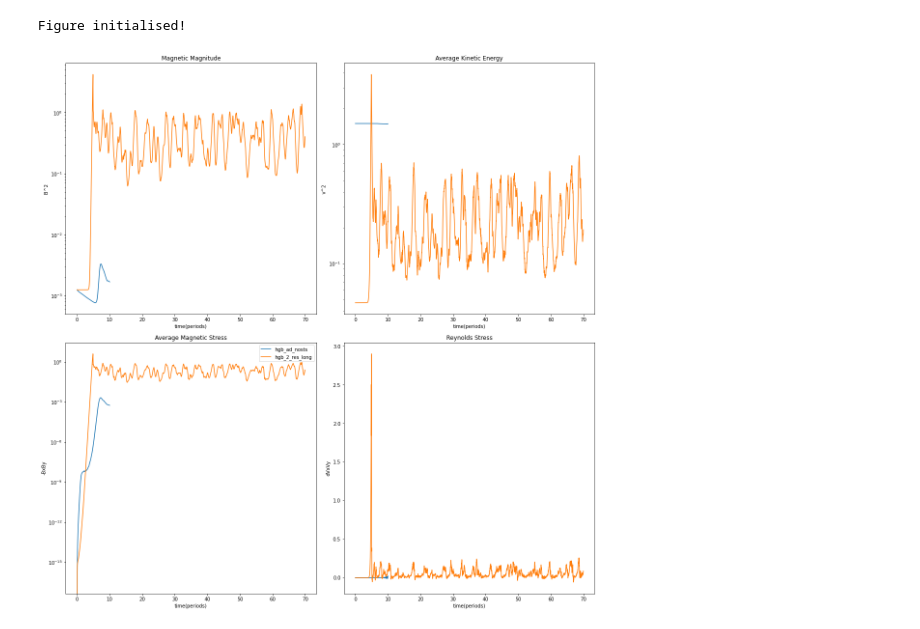
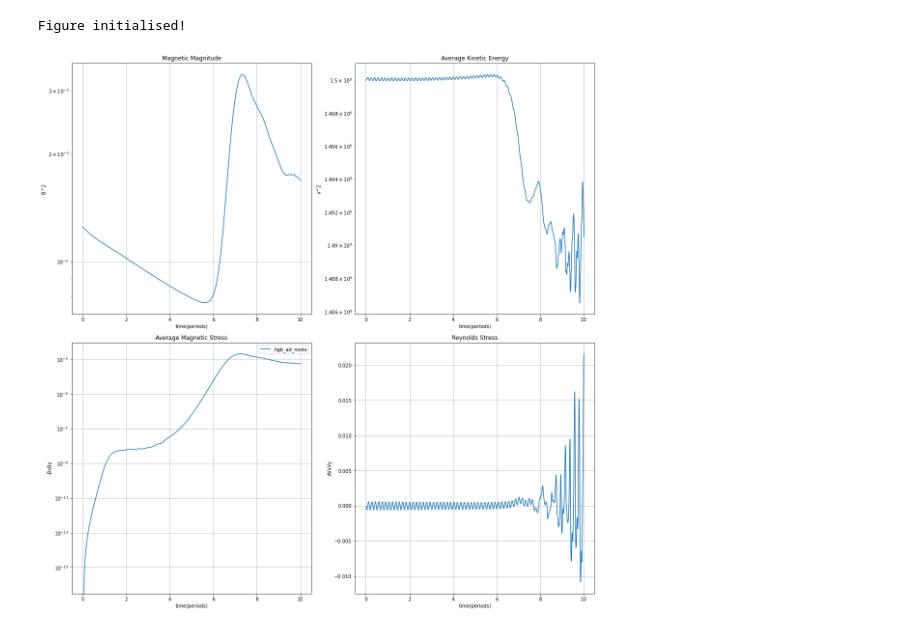
Before and after one commit to asmohov/ppd, a Jupyter notebook: hgb_plot_tester.ipynb, the cells around one changed output. Drawn from its saved outputs; the diff is of its cells as text; code cells hidden in the pictures.

```diff
--- a/hgb_plot_tester.ipynb
+++ b/hgb_plot_tester.ipynb
@@ -1,21 +1,20 @@
 # %%
 from matplotlib import pyplot as plt
 
 from hgb_plot import init_hgb
 from hgb_plot import hgb_plot
 
 
 #figure formatting
 
 
 fig,ax = init_hgb()
 
 
 
 
 #hgb_plot(file name,label,fig,ax,volume)
 hgb_plot('./hgb_ad_nosts/HGB.hst','hgb_ad_nosts',fig,ax,16)
-hgb_plot('./hgb_outputs/2_res_long/HGB.hst','hgb_2_res_long',fig,ax)
 # %% [output]
 Figure initialised!
-[figure, old version]
+[figure, new version]
```
Also changed, not shown: parts of 1 cell of this notebook, 2 other files.
